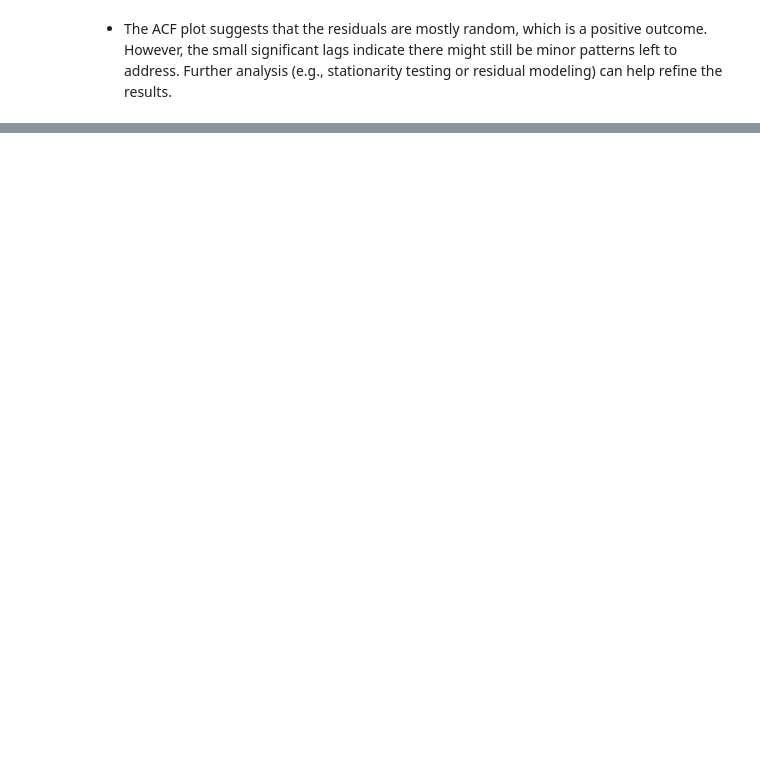
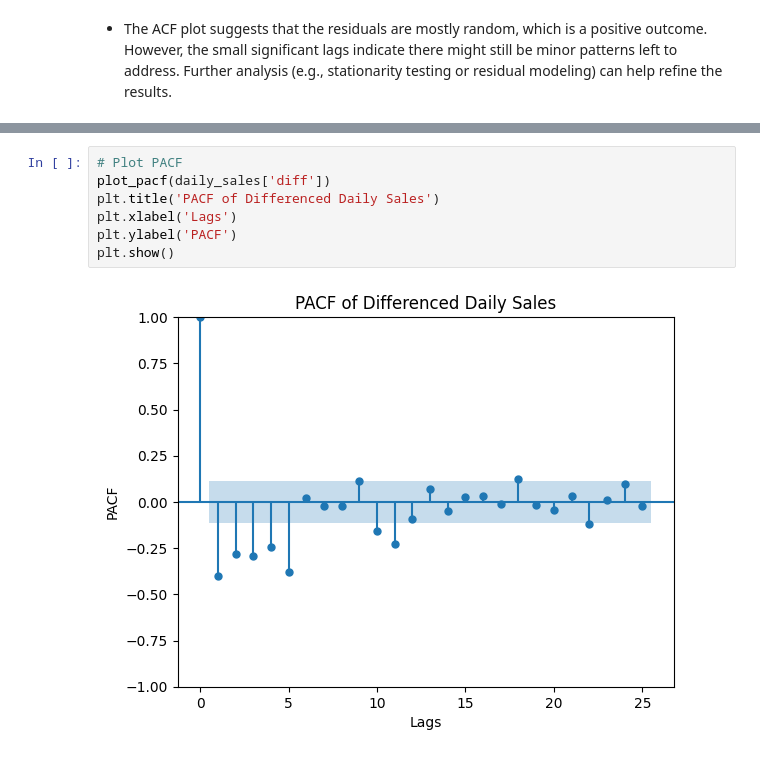
Before and after one commit to muhamedrar/Online-Retail, a Jupyter notebook: online_retail.ipynb, the cells around one changed output, grey strips where cells are left out. Saved outputs shown, nothing was run; the diff lists cells and outputs as text; blank space fills up the shorter version.

```diff
--- a/online_retail.ipynb
+++ b/online_retail.ipynb
@@ -304,0 +356,9 @@ The resid is stationary (p-value < 0.05).
+# %%
+# Plot PACF
+plot_pacf(daily_sales['diff'])
+plt.title('PACF of Differenced Daily Sales')
+plt.xlabel('Lags')
+plt.ylabel('PACF')
+plt.show()
+# %% [output]
+[figure, added]
```
Also changed, not shown: parts of 26 cells of this notebook.
